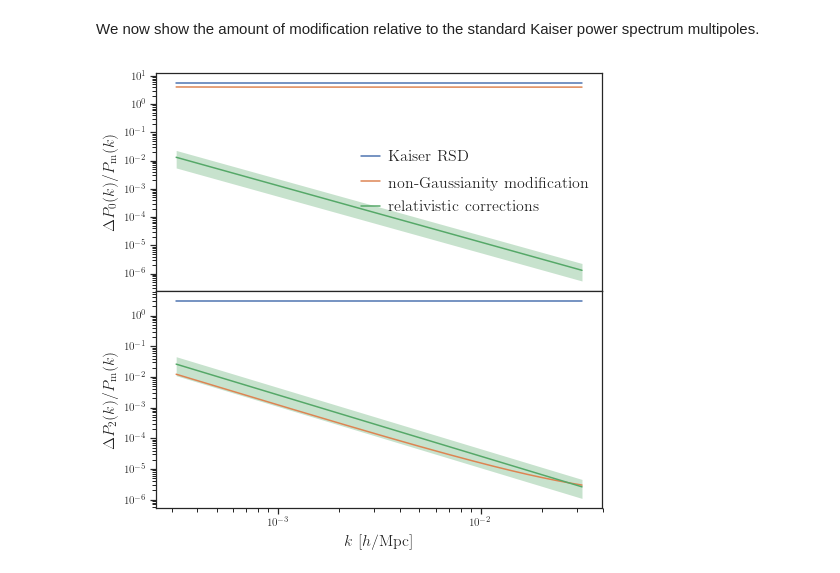
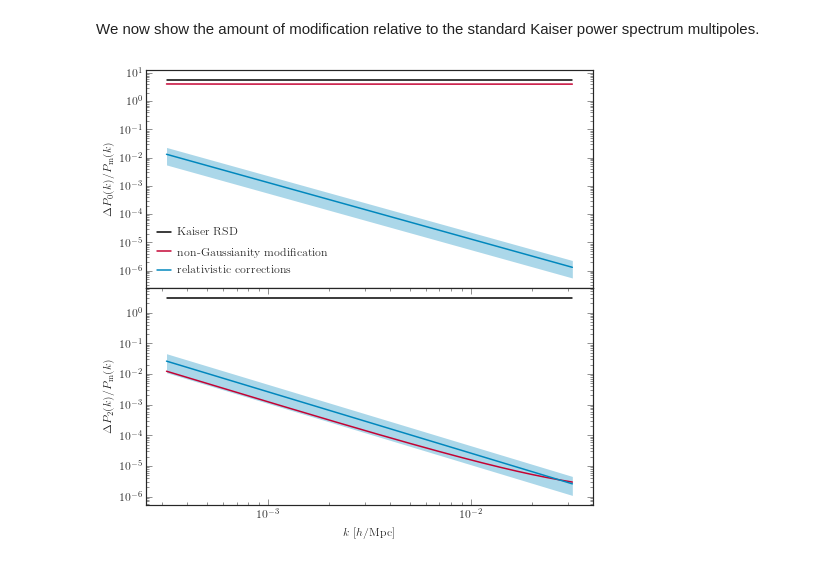
Before and after one commit to MikeSWang/HorizonGRound, a Jupyter notebook: notebooks/relativistic_impact.ipynb, the cells around one changed output. Cells and saved outputs as stored; diff of their text form; code cells hidden in the pictures.

```diff
--- a/notebooks/relativistic_impact.ipynb
+++ b/notebooks/relativistic_impact.ipynb
@@ -5,10 +5,12 @@ Initiate notebook.
 # %%
 import corner
 import h5py as hp
+import matplotlib as mpl
 import matplotlib.pyplot as plt
+import seaborn as sns
 import numpy as np
 
-from conf import PATH
+from conf import PATH, STYLESHEET
 from horizonground.clustering_modification import (
     non_gaussianity_factor,
     relativistic_factor,
@@ -17,10 +19,12 @@ from horizonground.clustering_modification import (
 
 %matplotlib notebook
 
+sns.set(style='ticks', font='serif')
+plt.style.use(STYLESHEET)
+
 LEGEND_SETTINGS = dict(
     handlelength=1.2,
-    handletextpad=0.5,
-    fontsize=16,
+    handletextpad=0.5
 )
 # %% [markdown]
 Define fiducial parameters and parameter ranges.
@@ -104,37 +108,37 @@ monopole.fill_between(
 
 monopole.legend(**LEGEND_SETTINGS)
 monopole.get_xaxis().set_visible(False)
-monopole.set_ylabel(r"$\Delta P_0(k) / P_\mathrm{m}(k)$", fontsize=16)
+monopole.set_ylabel(r"$\Delta P_0(k) / P_\mathrm{m}(k)$")
 
 quadrupole = plt.subplot2grid((2, 1), (1, 0), sharex=monopole)
 
 quadrupole.loglog(wavenumbers, kaiser_result[2] * np.ones_like(wavenumbers))
 quadrupole.loglog(wavenumbers, non_gaussianity_result[2])
 
 rel_line = quadrupole.loglog(
     wavenumbers,
     relativistic_factor(
         wavenumbers, 2, FIDUCIAL_REDSHIFT,
         correction_value=correction_estimates[1]
     )
 )
 
 quadrupole.fill_between(
     wavenumbers,
     relativistic_factor(
         wavenumbers, 2, FIDUCIAL_REDSHIFT,
         correction_value=correction_estimates[0]
     ),
     relativistic_factor(
         wavenumbers, 2, FIDUCIAL_REDSHIFT,
         correction_value=correction_estimates[-1]
     ),
     color=rel_line[0].get_color(), linewidth=0., alpha=.33
 )
 
-quadrupole.set_xlabel(r"$k$ [$h$/Mpc]", fontsize=16)
-quadrupole.set_ylabel(r"$\Delta P_2(k) / P_\mathrm{m}(k)$", fontsize=16)
+quadrupole.set_xlabel(r"$k$ [$h$/Mpc]")
+quadrupole.set_ylabel(r"$\Delta P_2(k) / P_\mathrm{m}(k)$")
 
 plt.subplots_adjust(wspace=0, hspace=0)
 # %% [output]
-[figure, old version]
+[figure, new version]
```
Also changed, not shown: 8 other files.
